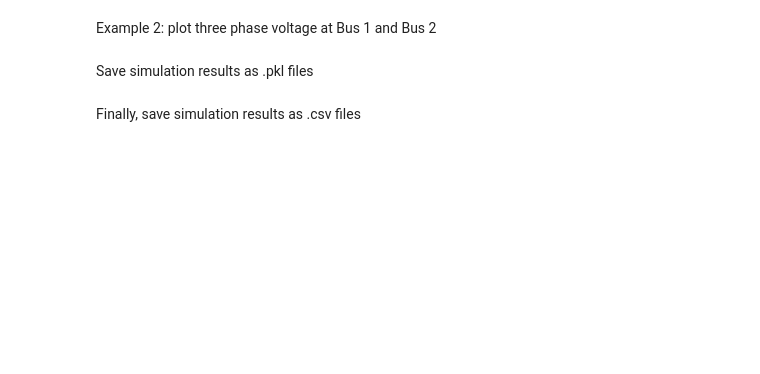
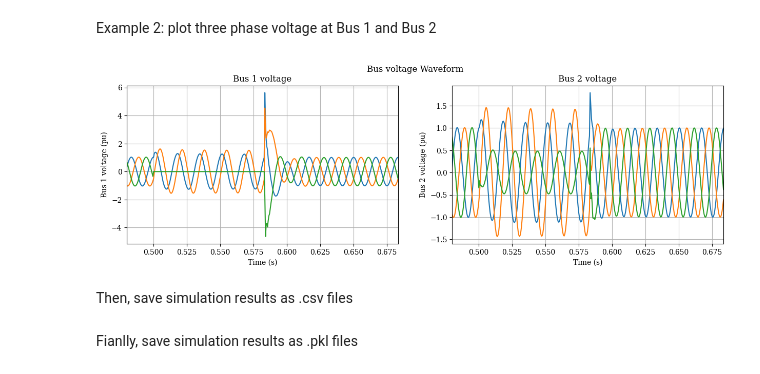
Before and after one commit to NREL/ParaEMT_public, a Jupyter notebook: ParaEMT_docker.ipynb, the cells around one changed output. Drawn from its saved outputs; the diff is of its cells as text; code cells hidden in the pictures; blank space fills up the shorter version.

```diff
--- a/ParaEMT_docker.ipynb
+++ b/ParaEMT_docker.ipynb
@@ -20,11 +19,11 @@ os.chdir(workingfolder)
 # %% [markdown]
 Then, configure some of the simulation settings:
 # %%
-SimMod = 1  # 0 - Save a snapshot, 1 - run from a snapshot
+SimMod = 0  # 0 - Save a snapshot, 1 - run from a snapshot
 DSrate = 10 # down sampling rate, i.e. results saved every DSrate sim steps.
 systemN = 6 # 1: 2-gen, 2: 9-bus, 3: 39-bus, 4: 179-bus, 5: 240-bus, 6: 2-area
 ts = 50e-6  # time step, second
-Tlen = 1  # total simulation time length, second
+Tlen = 2  # total simulation time length, second
 
 N_row = 1  # haven't tested the mxn layout, so plz don't set N_row/N_col to other nums.
 N_col = 1
@@ -49,7 +69,7 @@ else:
 Configure disturbance settings:
 # %%
 # ctrl step change
-emt.t_sc = 1
+emt.t_sc = 100
 emt.i_gen_sc = 0
 emt.flag_exc_gov = 1  # 0 - exc, 1 - gov
 emt.dsp = - 0.02
@@ -60,6 +80,17 @@ emt.t_gentrip = 200
 emt.i_gentrip = 1   # 0: 1032 C for WECC 240-bus
 emt.flag_gentrip = 1
 emt.flag_reinit = 1
+
+# Bus grounding fault, with line trip
+emt.busfault_t = 0.5
+emt.fault_bus_idx = 0
+emt.busfault_tlen = 5/60 # 5 cycles
+emt.busfault_type = 3 # Check psutils for fault types
+emt.busfault_r = [x / 100000 for x in [1, 1, 1, 1, 1, 1]]
+emt.fault_tripline = 0 # 1: Enable tripping line
+emt.fault_line_idx = 0 #2
+emt.bus_del_ind=[]  #bus delete index, do not change
+emt.add_line_num=0  # Do not change
 # %% [markdown]
 Run time domain simulation:
 # %%
@@ -150,28 +255,28 @@ Example 2: plot three phase voltage at Bus 1 and Bus 2
 # %%
 V_network=np.matrix(list(emt.v.values()))
 
 # plt.rc('font', family='Times New Roman', size=14)
 fig, axs = plt.subplots(1,2, sharex=False, sharey=False, figsize=(15, 4))
 fig.suptitle("Bus voltage Waveform")
 # No 1, Voltage waveform at bus1
 Bus1=0
 axs[0].plot(xaxis, V_network[:,Bus1:3*len(pfd.bus_num):len(pfd.bus_num)], linestyle="-")
 axs[0].set(ylabel=f"Bus {Bus1+1} voltage (pu)")
 axs[0].set_title(f"Bus {Bus1+1} voltage")
 axs[0].grid(True)
 
 # No 2, Voltage waveform at bus 2
 Bus2=Bus1+1
 axs[1].plot(xaxis, V_network[:,Bus2:3*len(pfd.bus_num):len(pfd.bus_num)], linestyle="-")
 axs[1].set(ylabel=f"Bus {Bus2+1} voltage (pu)")
 axs[1].set_title(f"Bus {Bus2+1} voltage")
 axs[1].grid(True)
 
 for ax in axs.flat:
-    ax.set_xlim([1-0.02, 1+0.1])
+    ax.set_xlim([emt.busfault_t-0.02, emt.busfault_t+emt.busfault_tlen+0.1])
     ax.set_xlabel("Time (s)")
 plt.savefig("Figure_ParaEMT_EPRI_3phaseV.png", format="png")
 plt.draw()
 plt.show()
+# %% [output]
+[figure, added]
-# %% [markdown]
-Save simulation results as .pkl files
@@ -180,3 +283,3 @@ emt.dump_res(pfd, dyd, ini, SimMod, output_snp_ful, output_snp_1pt, output_res)
 # %% [markdown]
-Finally, save simulation results as .csv files
+Then, save simulation results as .csv files
 # %%
@@ -329,0 +365,2 @@ if len(pfd.load_bus)>0:
+# %% [markdown]
+Fianlly, save simulation results as .pkl files
```
Also changed, not shown: parts of 7 cells of this notebook, 7 other files.
